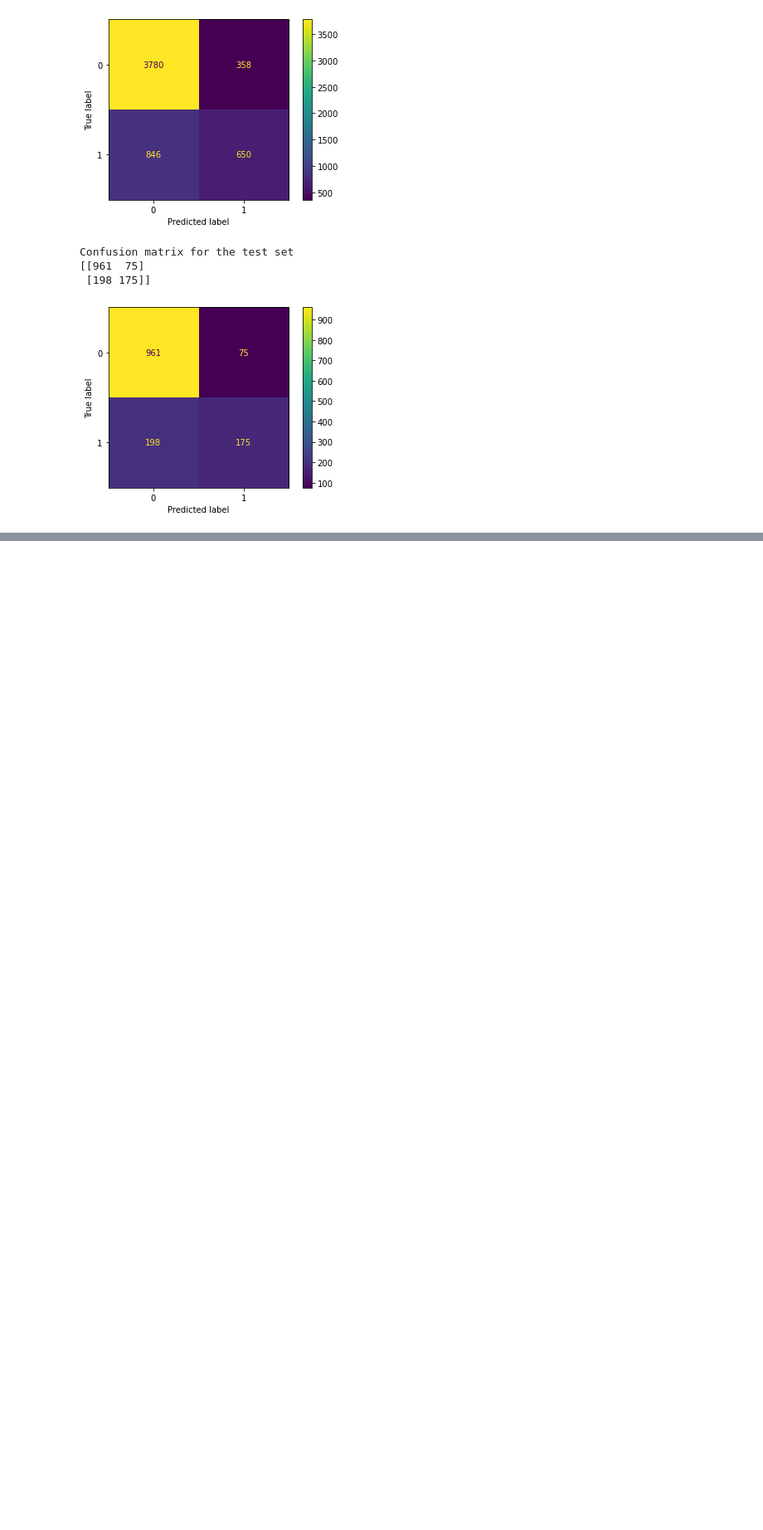
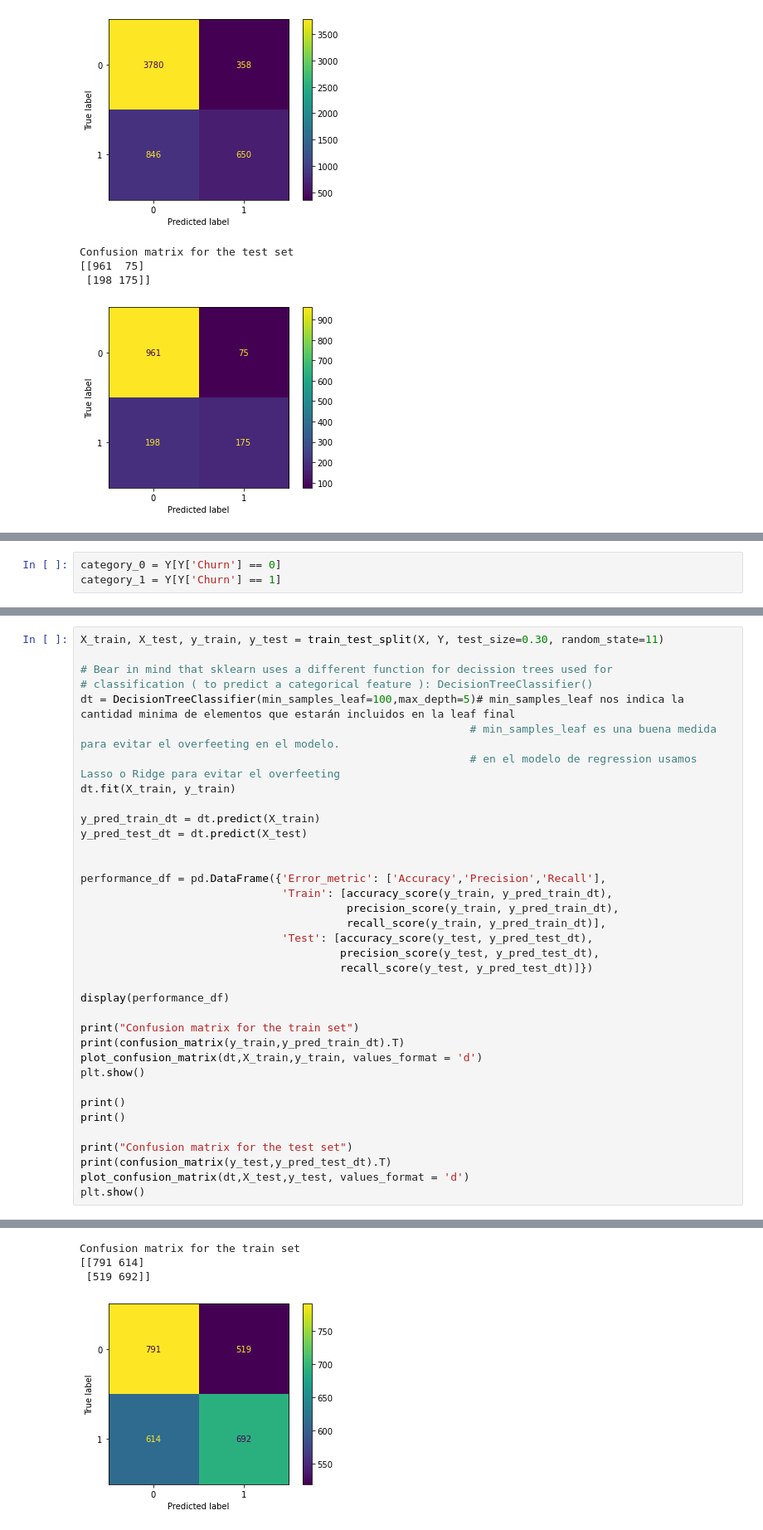
Before and after one commit to msantanarod/IronMercedes, a Jupyter notebook: Case study/Classification Case Study/Customer Churn Case Study- Classification.ipynb, the cells around one changed output, grey strips where cells are left out. Shown: that part at 83% size. Drawn from its saved outputs; the diff is of its cells as text; blank space fills up the shorter version.

```diff
--- a/Case study/Classification Case Study/Customer Churn Case Study- Classification.ipynb
+++ b/Case study/Classification Case Study/Customer Churn Case Study- Classification.ipynb
@@ -303,0 +367,3 @@ plt.show()
+# %%
+category_0 = Y[Y['Churn'] == 0]
+category_1 = Y[Y['Churn'] == 1]
@@ -303,0 +460,37 @@ plt.show()
+# %%
+X_train, X_test, y_train, y_test = train_test_split(X, Y, test_size=0.30, random_state=11)
+
+# Bear in mind that sklearn uses a different function for decission trees used for
+# classification ( to predict a categorical feature ): DecisionTreeClassifier()
+dt = DecisionTreeClassifier(min_samples_leaf=100,max_depth=5)# min_samples_leaf nos indica la cantidad minima de elementos que estarán incluidos en la leaf final
+                                                            # min_samples_leaf es una buena medida para evitar el overfeeting en el modelo.
+                                                            # en el modelo de regression usamos Lasso o Ridge para evitar el overfeeting
+dt.fit(X_train, y_train)
+
+y_pred_train_dt = dt.predict(X_train)
+y_pred_test_dt = dt.predict(X_test)
+
+
+performance_df = pd.DataFrame({'Error_metric': ['Accuracy','Precision','Recall'],
+                               'Train': [accuracy_score(y_train, y_pred_train_dt),
+                                         precision_score(y_train, y_pred_train_dt),
+                                         recall_score(y_train, y_pred_train_dt)],
+                               'Test': [accuracy_score(y_test, y_pred_test_dt),
+                                        precision_score(y_test, y_pred_test_dt),
+                                        recall_score(y_test, y_pred_test_dt)]})
+
+display(performance_df)
+
+print("Confusion matrix for the train set")
+print(confusion_matrix(y_train,y_pred_train_dt).T)
+plot_confusion_matrix(dt,X_train,y_train, values_format = 'd')
+plt.show()
+
+print()
+print()
+
+print("Confusion matrix for the test set")
+print(confusion_matrix(y_test,y_pred_test_dt).T)
+plot_confusion_matrix(dt,X_test,y_test, values_format = 'd')
+plt.show()
+# %% [output]
@@ -303,0 +501,4 @@ plt.show()
+Confusion matrix for the train set
+[[791 614]
+ [519 692]]
+[figure, added]
```
Also changed, not shown: parts of 48 cells of this notebook.
